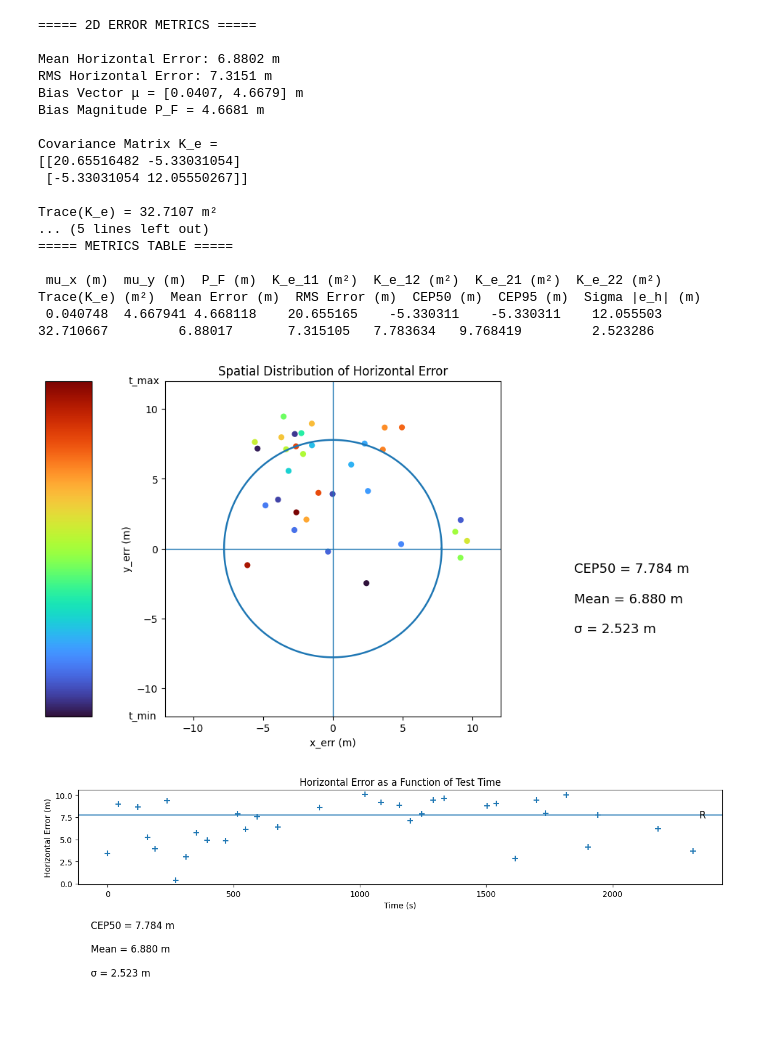
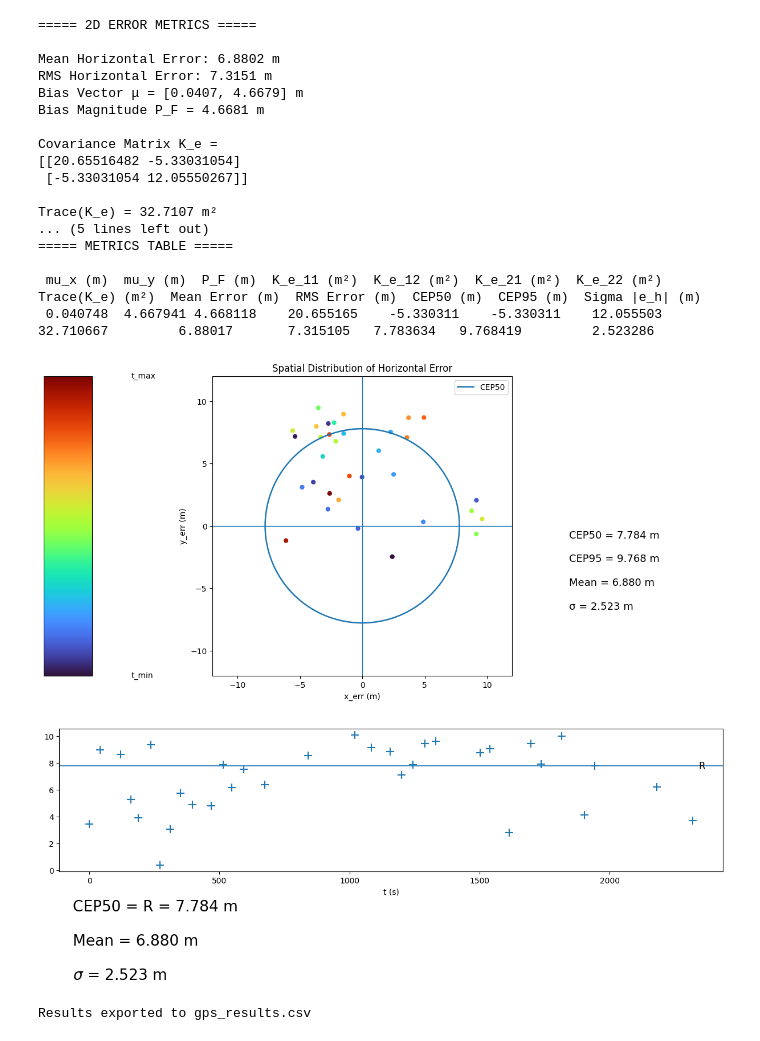
Before and after one commit to andrealopez47/goatdevice_evaluation, a Jupyter notebook: Gps_laboratory_Graphs.ipynb, the cells around one changed output. Saved outputs shown, nothing was run; the diff lists cells and outputs as text; code cells hidden in the pictures; blank space fills up the shorter version.

```diff
--- a/Gps_laboratory_Graphs.ipynb
+++ b/Gps_laboratory_Graphs.ipynb
@@ -36,6 +36,7 @@ lon_test = np.deg2rad(df["Lon EBP"].values)
 
 lat_mean = (lat_ref + lat_test) / 2.0
 
+
 # Local horizontal error components
 x_err = (
     (lon_test - lon_ref)
@@ -47,6 +48,7 @@ y_err = (
     (lat_test - lat_ref)
     * R_earth
 )
+
 
 # Horizontal error magnitude
 eh = np.sqrt(
@@ -189,13 +191,15 @@ print(metrics_2d.to_string(index=False))
 # SPATIAL ERROR DISTRIBUTION
 # ==========================================
 
-fig = plt.figure(figsize=(12, 6))
+fig = plt.figure(
+    figsize=(12, 6),
+    constrained_layout=True
+)
 
 gs = fig.add_gridspec(
     1,
     3,
-    width_ratios=[0.12, 1.0, 0.38],
-    wspace=0.25
+    width_ratios=[0.12, 1.0, 0.38]
 )
 
 # Axes
@@ -223,7 +227,8 @@ theta = np.linspace(0, 2*np.pi, 400)
 ax.plot(
     CEP50 * np.cos(theta),
     CEP50 * np.sin(theta),
-    linewidth=1.8
+    linewidth=1.8,
+    label="CEP50"
 )
 
 
@@ -253,6 +258,8 @@ ax.set_xlabel("x_err (m)")
 ax.set_ylabel("y_err (m)")
 
 ax.set_title("Spatial Distribution of Horizontal Error")
+
+ax.legend()
 
 
 # Colorbar
@@ -286,6 +293,7 @@ tax.axis("off")
 
 textstr = (
     f"CEP50 = {CEP50:.3f} m\n\n"
+    f"CEP95 = {CEP95:.3f} m\n\n"
     f"Mean = {mean_eh:.3f} m\n\n"
     f"σ = {sigma_eh:.3f} m"
 )
@@ -299,8 +307,6 @@ tax.text(
     ha="left"
 )
 
-plt.tight_layout()
-
 plt.show()
 
 
@@ -309,15 +315,17 @@ plt.show()
 # ERROR VS TIME
 # ==========================================
 
-fig, ax = plt.subplots(figsize=(12, 4.5))
+fig, ax = plt.subplots(
+    figsize=(12, 4.5),
+    constrained_layout=True
+)
 
 ax.scatter(
     t_rel,
     eh,
     marker="+",
-    s=50
+    s=90
 )
-
 
 # CEP50 reference line
 ax.axhline(
@@ -334,51 +342,71 @@ ax.text(
     fontsize=12
 )
 
+# Labels
+ax.set_xlabel("t (s)")
 
-# Labels
-ax.set_xlabel("Time (s)")
+ax.set_ylabel("")
 
-ax.set_ylabel("Horizontal Error (m)")
-
-ax.set_title("Horizontal Error as a Function of Test Time")
-
+ax.set_title("")
 
 # Metrics text block
 texto = (
-    f"CEP50 = {CEP50:.3f} m\n\n"
+    f"CEP50 = R = {CEP50:.3f} m\n\n"
     f"Mean = {mean_eh:.3f} m\n\n"
-    f"σ = {sigma_eh:.3f} m"
+    f"$\\sigma$ = {sigma_eh:.3f} m"
 )
 
 ax.text(
     0.02,
-    -0.38,
+    -0.20,
     texto,
     transform=ax.transAxes,
-    fontsize=12,
+    fontsize=19,
     va="top"
 )
 
-plt.tight_layout()
+plt.show()
 
-plt.show()
+# ==========================================
+# EXPORT RESULTS
+# ==========================================
+
+df["x_err"] = x_err
+
+df["y_err"] = y_err
+
+df["eh"] = eh
+
+df["State"] = np.where(
+    eh > threshold,
+    "ACTIVE",
+    "INACTIVE"
+)
+
+df.to_csv(
+    "gps_results.csv",
+    index=False
+)
+
+print("\nResults exported to gps_results.csv")
 # %% [output]
 ===== 2D ERROR METRICS =====
 
 Mean Horizontal Error: 6.8802 m
 RMS Horizontal Error: 7.3151 m
 Bias Vector μ = [0.0407, 4.6679] m
 Bias Magnitude P_F = 4.6681 m
 
 Covariance Matrix K_e =
 [[20.65516482 -5.33031054]
  [-5.33031054 12.05550267]]
 
 Trace(K_e) = 32.7107 m²
 ... (5 lines left out)
 ===== METRICS TABLE =====
 
  mu_x (m)  mu_y (m)  P_F (m)  K_e_11 (m²)  K_e_12 (m²)  K_e_21 (m²)  K_e_22 (m²)  Trace(K_e) (m²)  Mean Error (m)  RMS Error (m)  CEP50 (m)  CEP95 (m)  Sigma |e_h| (m)
  0.040748  4.667941 4.668118    20.655165    -5.330311    -5.330311    12.055503        32.710667         6.88017       7.315105   7.783634   9.768419         2.523286
-[figure, old version]
+[figure, new version]
-[figure, old version]
+[figure, new version]
+Results exported to gps_results.csv
```
